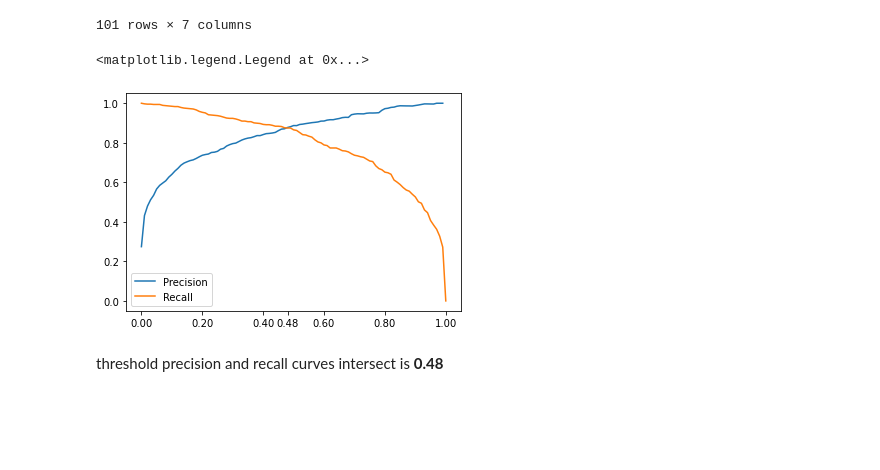
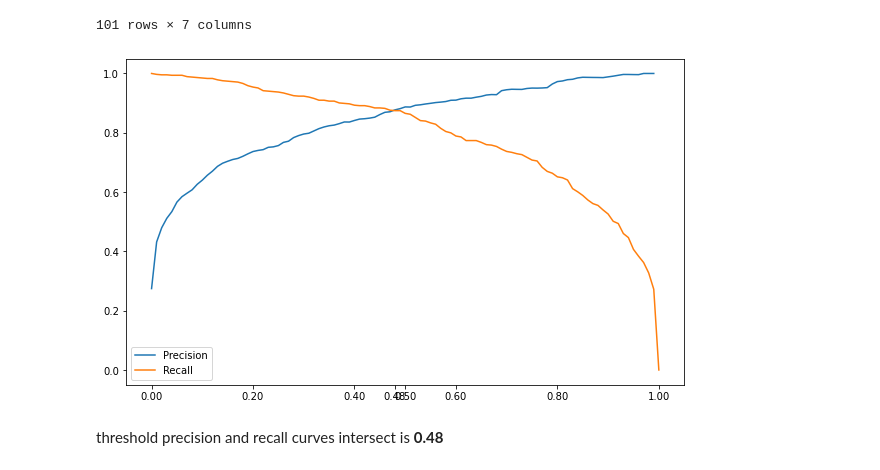
Before and after one commit to ryanpram/ml_zoomcamp, a Jupyter notebook: week4/homework.ipynb, the cells around one changed output. Saved outputs shown, nothing was run; the diff lists cells and outputs as text; code cells hidden in the pictures; blank space fills up the shorter version.

```diff
--- a/week4/homework.ipynb
+++ b/week4/homework.ipynb
@@ -360,14 +359,16 @@ df_scores
 | 100 | 1.00 | 0 | 0 | 654 | 1729 | NaN | 0.000000 |
 101 rows × 7 columns
 # %%
+plt.figure(figsize=(10,6))
 plt.plot(df_scores.threshold, df_scores['precision'], label='Precision')
 plt.plot(df_scores.threshold, df_scores['recall'], label='Recall')
-new_ticks = [0.0, 0.2,  0.4, 0.48,  0.6,0.8,1.0]
+new_ticks = [0.0, 0.2,  0.4, 0.48, 0.5,  0.6,0.8,1.0]
 plt.xticks(new_ticks)
+
 plt.legend()
+plt.show()
 # %% [output]
-<matplotlib.legend.Legend at 0x...>
-[figure, old version]
+[figure, new version]
 # %% [markdown]
 threshold precision and recall curves intersect is **0.48**
 # %% [markdown]
```
Also changed, not shown: parts of 1 cell of this notebook.
